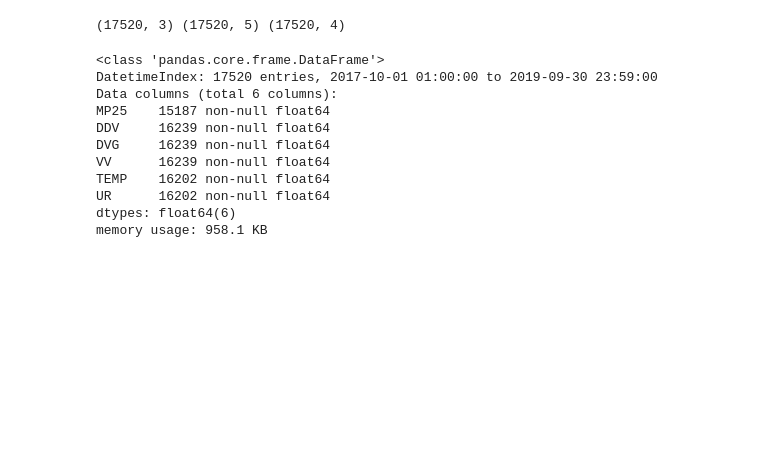
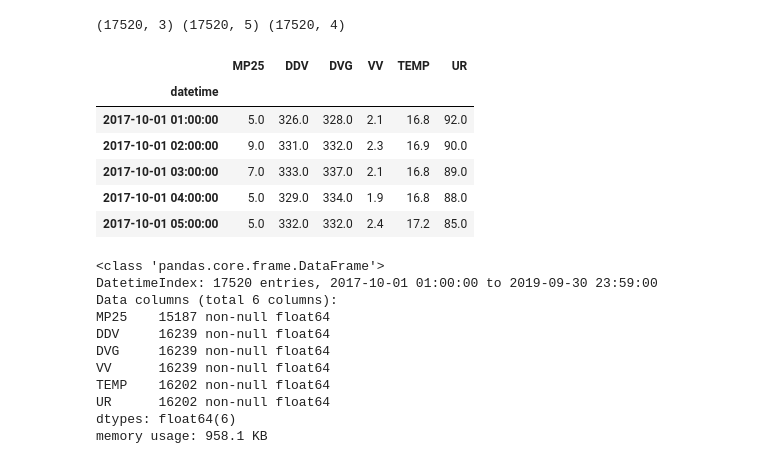
Before and after one commit to rpbenatti/DS-DH-Project, a Jupyter notebook: Projeto-Integrador-Grupo5-RespiroBem.ipynb, the cells around one changed output. Cells and saved outputs as stored; diff of their text form; code cells hidden in the pictures; blank space fills up the shorter version.

```diff
--- a/Projeto-Integrador-Grupo5-RespiroBem.ipynb
+++ b/Projeto-Integrador-Grupo5-RespiroBem.ipynb
@@ -408,6 +414,16 @@ pdp_umi_temp.drop(['Data', 'Hora'], axis=1, inplace=True)
 pdp = pdp_mp25.merge(pdp_vento, how='outer', on=['datetime'])
 pdp = pdp.merge(pdp_umi_temp, how='outer', on=['datetime'])
 pdp = pdp.set_index('datetime')
+# %%
+pdp.head()
+# %% [output]
+|  | MP25 | DDV | DVG | VV | TEMP | UR |
+| datetime |  |  |  |  |  |  |
+| 2017-10-01 01:00:00 | 5.0 | 326.0 | 328.0 | 2.1 | 16.8 | 92.0 |
+| 2017-10-01 02:00:00 | 9.0 | 331.0 | 332.0 | 2.3 | 16.9 | 90.0 |
+| 2017-10-01 03:00:00 | 7.0 | 333.0 | 337.0 | 2.1 | 16.8 | 89.0 |
+| 2017-10-01 04:00:00 | 5.0 | 329.0 | 334.0 | 1.9 | 16.8 | 88.0 |
+| 2017-10-01 05:00:00 | 5.0 | 332.0 | 332.0 | 2.4 | 17.2 | 85.0 |
 # %%
 pdp.info()
 # %% [output]
```
Also changed, not shown: parts of 4 cells of this notebook.
